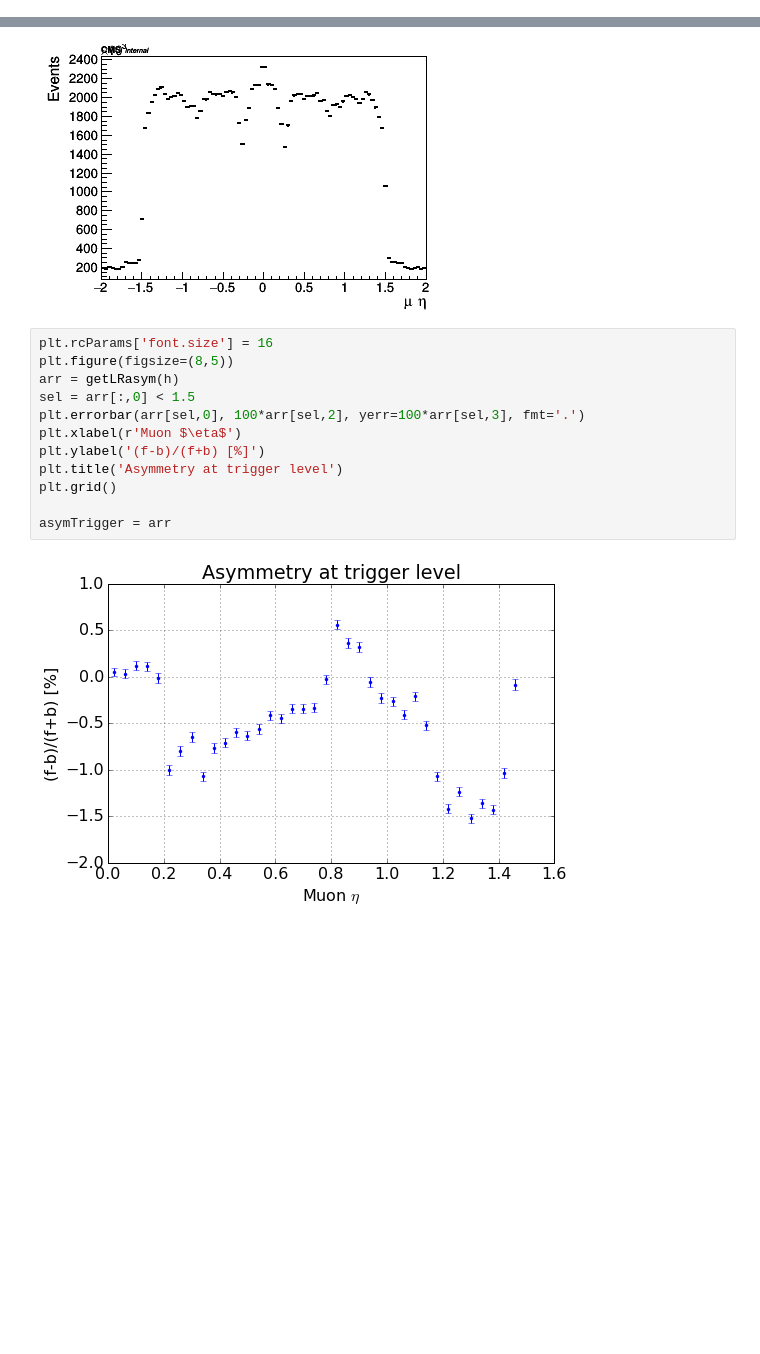
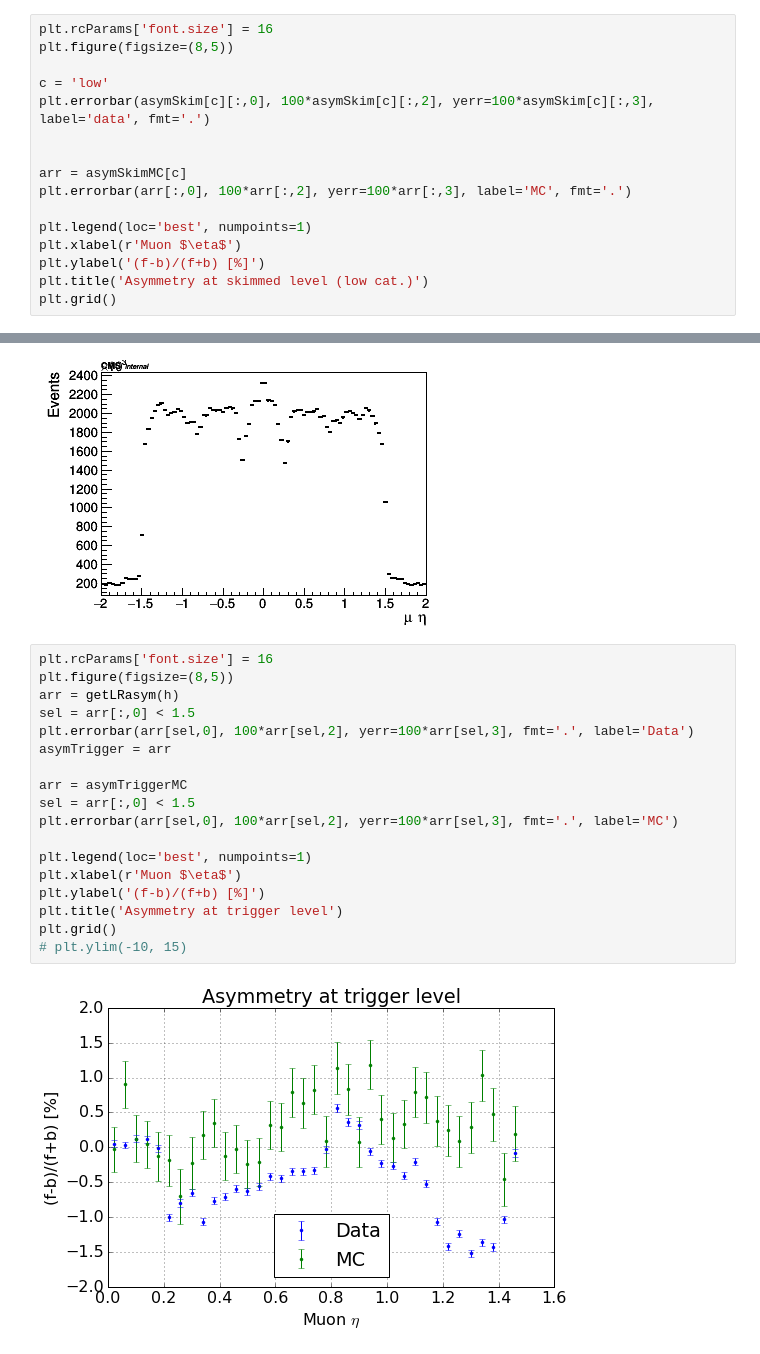
Before and after one commit to ocerri/BPH_RD_Analysis, a Jupyter notebook: plot_scripts/data_eta_asymmetry_study.ipynb, the cells around one changed output, grey strips where cells are left out. Cells and saved outputs as stored; diff of their text form; blank space fills up the shorter version.

Commit message:
New cards and new skim cuts

```diff
--- a/plot_scripts/data_eta_asymmetry_study.ipynb
+++ b/plot_scripts/data_eta_asymmetry_study.ipynb
@@ -150,0 +153,16 @@ del DFs
+# %%
+plt.rcParams['font.size'] = 16
+plt.figure(figsize=(8,5))
+
+c = 'low'
+plt.errorbar(asymSkim[c][:,0], 100*asymSkim[c][:,2], yerr=100*asymSkim[c][:,3], label='data', fmt='.')
+
+
+arr = asymSkimMC[c]
+plt.errorbar(arr[:,0], 100*arr[:,2], yerr=100*arr[:,3], label='MC', fmt='.')
+
+plt.legend(loc='best', numpoints=1)
+plt.xlabel(r'Muon $\eta$')
+plt.ylabel('(f-b)/(f+b) [%]')
+plt.title('Asymmetry at skimmed level (low cat.)')
+plt.grid()
@@ -208,14 +228,20 @@ Warning in <TCanvas::Constructor>: Deleting canvas with same name: c
 # %%
 plt.rcParams['font.size'] = 16
 plt.figure(figsize=(8,5))
 arr = getLRasym(h)
 sel = arr[:,0] < 1.5
-plt.errorbar(arr[sel,0], 100*arr[sel,2], yerr=100*arr[sel,3], fmt='.')
+plt.errorbar(arr[sel,0], 100*arr[sel,2], yerr=100*arr[sel,3], fmt='.', label='Data')
+asymTrigger = arr
+
+arr = asymTriggerMC
+sel = arr[:,0] < 1.5
+plt.errorbar(arr[sel,0], 100*arr[sel,2], yerr=100*arr[sel,3], fmt='.', label='MC')
+
+plt.legend(loc='best', numpoints=1)
 plt.xlabel(r'Muon $\eta$')
 plt.ylabel('(f-b)/(f+b) [%]')
 plt.title('Asymmetry at trigger level')
 plt.grid()
-
-asymTrigger = arr
+# plt.ylim(-10, 15)
 # %% [output]
-[figure, old version]
+[figure, new version]
```
Also changed, not shown: parts of 2 cells of this notebook, 27 other files.
